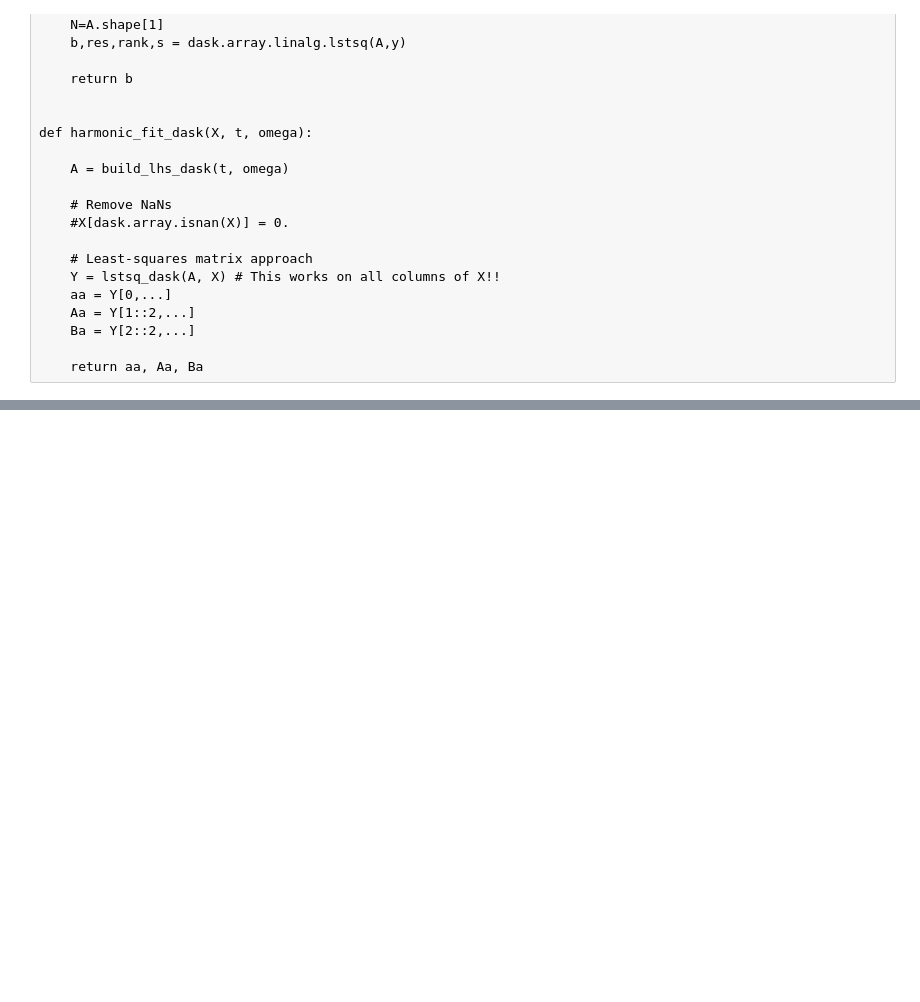
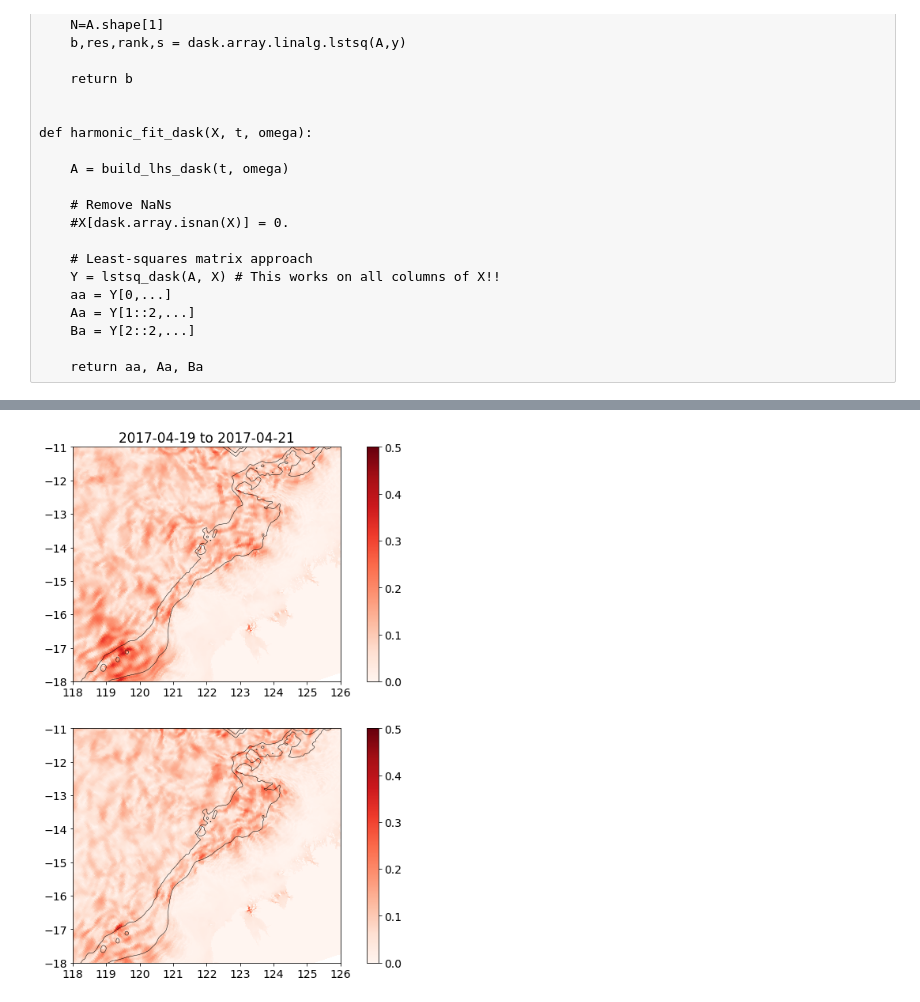
Before and after one commit to mrayson/roms_4dvar_browsebasin, a Jupyter notebook: NOTEBOOKS/calc_ubc_harmonics.ipynb, the cells around one changed output, grey strips where cells are left out. Saved outputs shown, nothing was run; the diff lists cells and outputs as text; code cells hidden in the pictures; blank space fills up the shorter version.

```diff
--- a/NOTEBOOKS/calc_ubc_harmonics.ipynb
+++ b/NOTEBOOKS/calc_ubc_harmonics.ipynb
@@ -258,3 +287,27 @@ plt.savefig('../FIGURES/ROMS_4DVAR_BC_Ellipse_{}.png'.format(roms.ocean_time[0].
+# %%
+plt.figure(figsize=(12,12))
+plt.subplot(211)
+plt.pcolormesh(xroms, yroms, SEMA[1,...], cmap='Reds', vmax=0.5)
+plt.colorbar()
+# plt.contour(xroms, yroms, PHS[1,...], [0], colors='k', linewidths=0.2)
+plt.contour(xroms, yroms, h, [200,500], colors='k', linewidths=0.5)
+
+plt.xlim(118,126)
+plt.ylim(-18.0,-11.0)
+plt.gca().set_aspect('equal')
+plt.title(roms.ocean_time[0].values.astype(str)[0:10]+' to '+
+         roms.ocean_time[-1].values.astype(str)[0:10])
+
+plt.subplot(212)
+plt.pcolormesh(xroms, yroms, SEMA_ver[1,...], cmap='Reds', vmax=0.5)
+plt.colorbar()
+# plt.contour(xroms, yroms, PHS[1,...], [0], colors='k', linewidths=0.2)
+plt.contour(xroms, yroms, h, [200,500], colors='k', linewidths=0.5)
+plt.xlim(118,126)
+plt.ylim(-18.0,-11.0)
+plt.gca().set_aspect('equal')
+# %% [output]
+[figure, added]
 # %%
 plt.figure(figsize=(12,6))
 plt.pcolormesh(xroms, yroms, SEMA[1,...], cmap='Reds', vmax=0.5)
```
Also changed, not shown: parts of 20 cells of this notebook, 1 other file.
